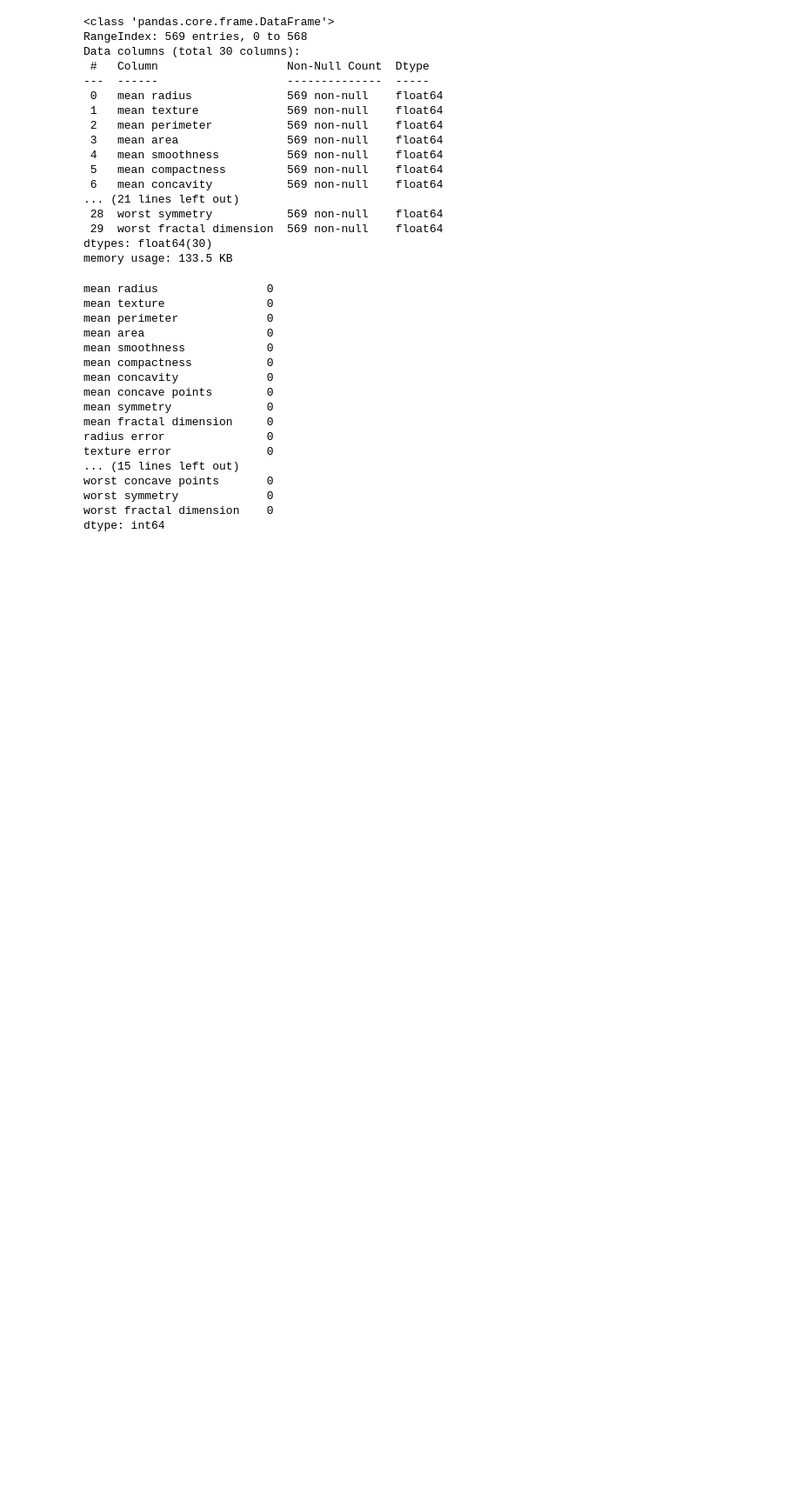
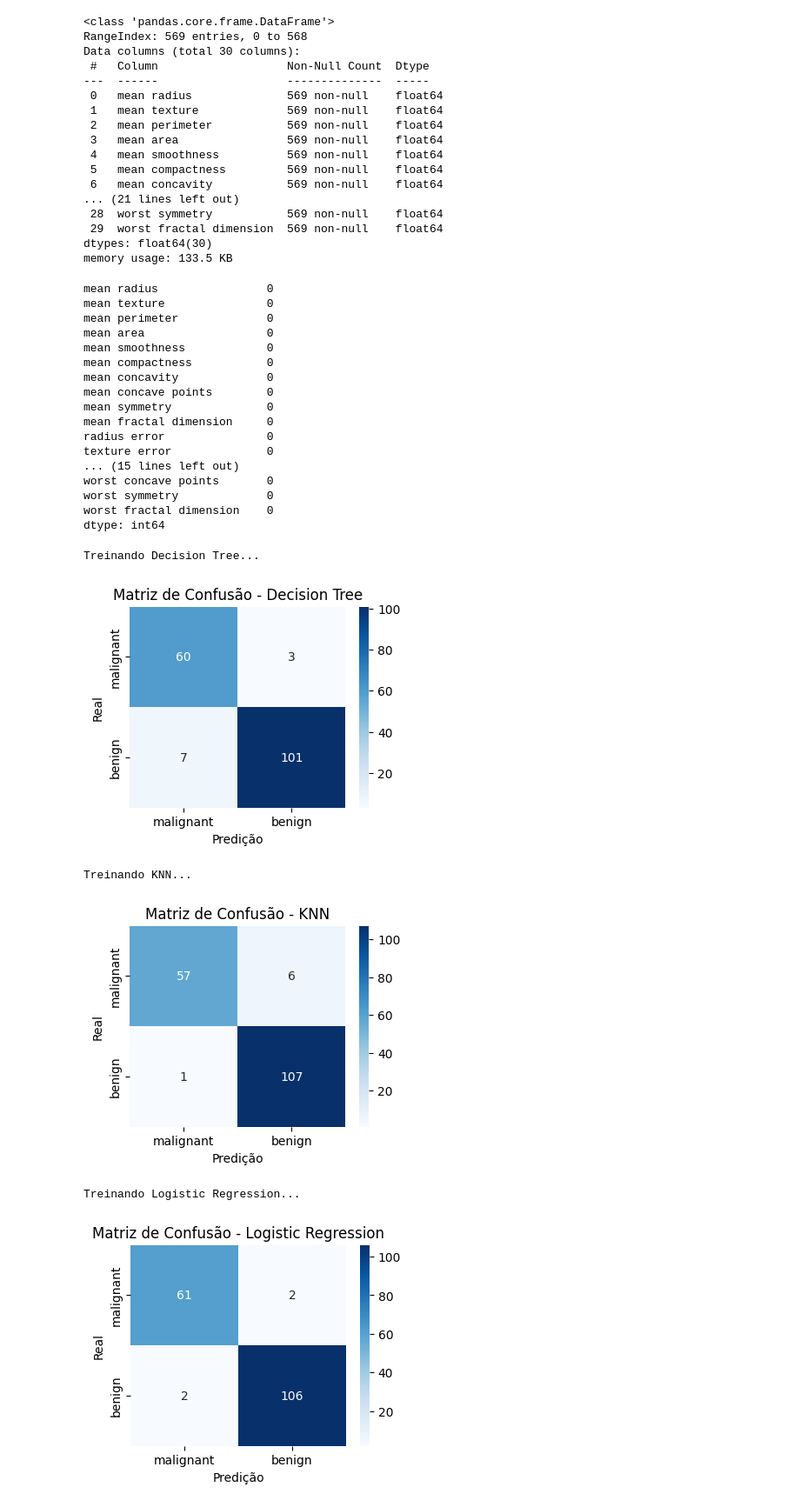
Before and after one commit to Lucas0u/cancer-prediction, a Jupyter notebook: cancer_prediction.ipynb, the cells around one changed output. Shown at 87% size. Saved outputs shown, nothing was run; the diff lists cells and outputs as text; code cells hidden in the pictures; blank space fills up the shorter version.

```diff
--- a/cancer_prediction.ipynb
+++ b/cancer_prediction.ipynb
@@ -80,0 +89,41 @@ X_train, X_test, y_train, y_test = train_test_split(X, y, test_size=0.3, random_
+# %%
+models = {
+    "Decision Tree": DecisionTreeClassifier(),
+    "KNN": KNeighborsClassifier(),
+    "Logistic Regression": LogisticRegression(max_iter=5000)
+}
+# %%
+
+results = {}
+# %%
+for name, model in models.items():
+
+    print(f"Treinando {name}...")
+    model.fit(X_train, y_train)
+    y_pred = model.predict(X_test)
+
+    acc = accuracy_score(y_test, y_pred)
+    cm = confusion_matrix(y_test, y_pred)
+    report = classification_report(y_test, y_pred, target_names=cancer.target_names, output_dict=True)
+
+    results[name] = {
+        "accuracy": acc,
+        "confusion_matrix": cm,
+        "precision": report["weighted avg"]["precision"],
+        "recall": report["weighted avg"]["recall"],
+        "f1_score": report["weighted avg"]["f1-score"]
+    }
+
+    plt.figure(figsize=(4,3))
+    sns.heatmap(cm, annot=True, fmt="d", cmap="Blues", xticklabels=cancer.target_names, yticklabels=cancer.target_names)
+    plt.title(f"Matriz de Confusão - {name}")
+    plt.xlabel("Predição")
+    plt.ylabel("Real")
+    plt.show()
+# %% [output]
+Treinando Decision Tree...
+[figure, added]
+Treinando KNN...
+[figure, added]
+Treinando Logistic Regression...
+[figure, added]
```
Also changed, not shown: parts of 5 cells of this notebook.
